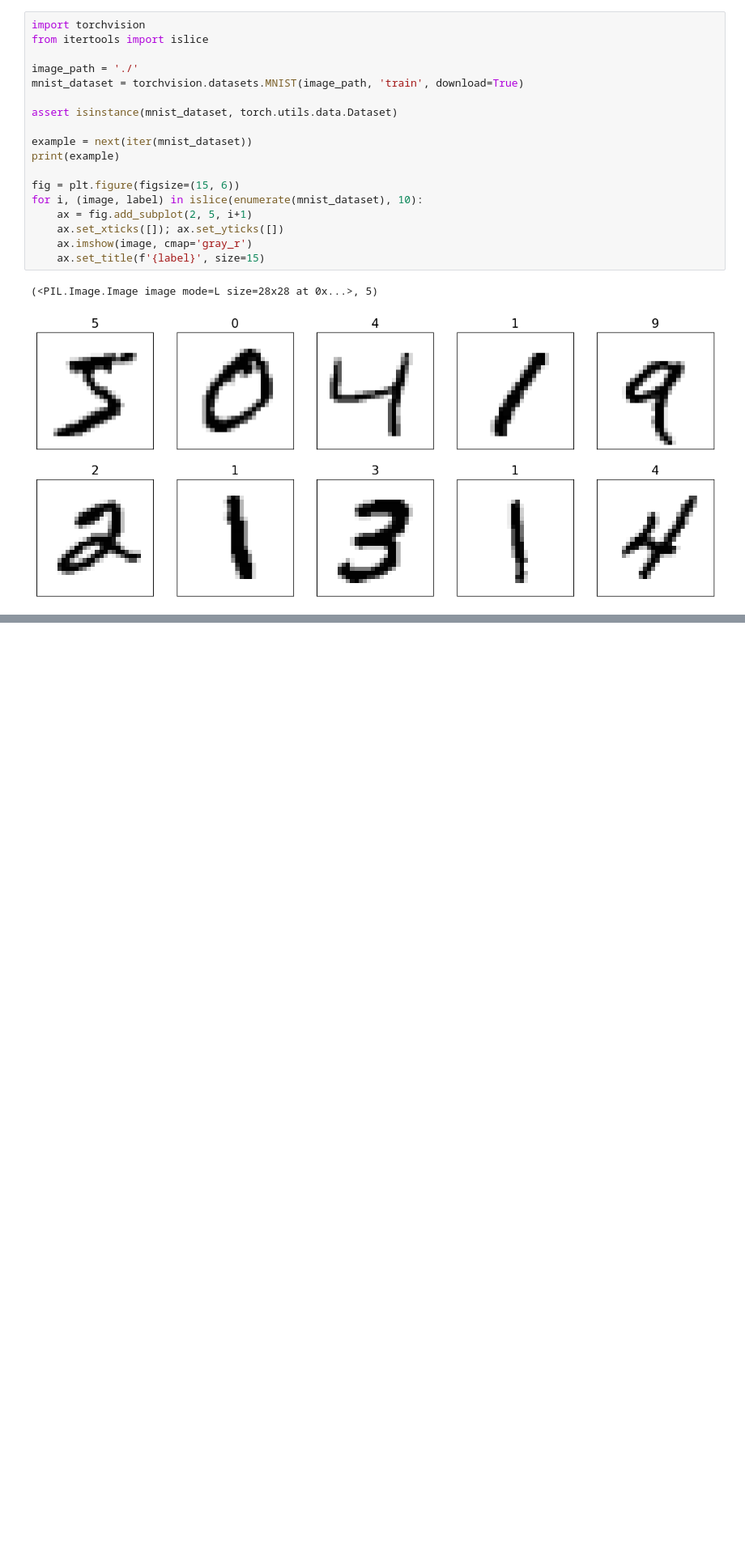
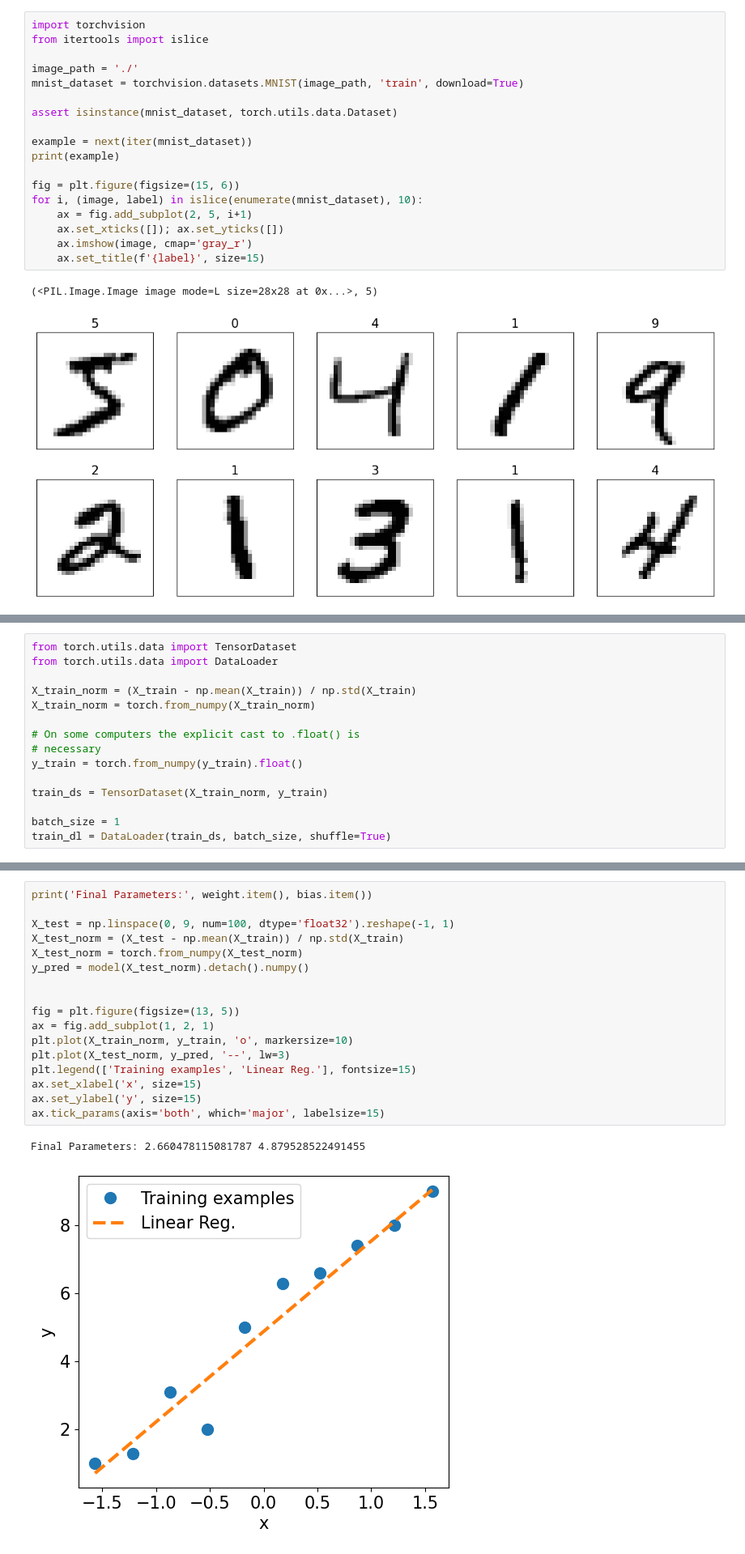
Before and after one commit to imsinha0/LearningFromRaschka, a Jupyter notebook: chp12.ipynb, the cells around one changed output, grey strips where cells are left out. Shown at 81% size. Cells and saved outputs as stored; diff of their text form; blank space fills up the shorter version.

```diff
--- a/chp12.ipynb
+++ b/chp12.ipynb
@@ -335,0 +349,15 @@ for i, (image, label) in islice(enumerate(mnist_dataset), 10):
+# %%
+from torch.utils.data import TensorDataset
+from torch.utils.data import DataLoader
+
+X_train_norm = (X_train - np.mean(X_train)) / np.std(X_train)
+X_train_norm = torch.from_numpy(X_train_norm)
+
+# On some computers the explicit cast to .float() is
+# necessary
+y_train = torch.from_numpy(y_train).float()
+
+train_ds = TensorDataset(X_train_norm, y_train)
+
+batch_size = 1
+train_dl = DataLoader(train_ds, batch_size, shuffle=True)
@@ -335,0 +415,20 @@ for i, (image, label) in islice(enumerate(mnist_dataset), 10):
+# %%
+print('Final Parameters:', weight.item(), bias.item())
+
+X_test = np.linspace(0, 9, num=100, dtype='float32').reshape(-1, 1)
+X_test_norm = (X_test - np.mean(X_train)) / np.std(X_train)
+X_test_norm = torch.from_numpy(X_test_norm)
+y_pred = model(X_test_norm).detach().numpy()
+
+
+fig = plt.figure(figsize=(13, 5))
+ax = fig.add_subplot(1, 2, 1)
+plt.plot(X_train_norm, y_train, 'o', markersize=10)
+plt.plot(X_test_norm, y_pred, '--', lw=3)
+plt.legend(['Training examples', 'Linear Reg.'], fontsize=15)
+ax.set_xlabel('x', size=15)
+ax.set_ylabel('y', size=15)
+ax.tick_params(axis='both', which='major', labelsize=15)
+# %% [output]
+Final Parameters: 2.660478115081787 4.879528522491455
+[figure, added]
```
Also changed, not shown: parts of 16 cells of this notebook, 1 other file.
